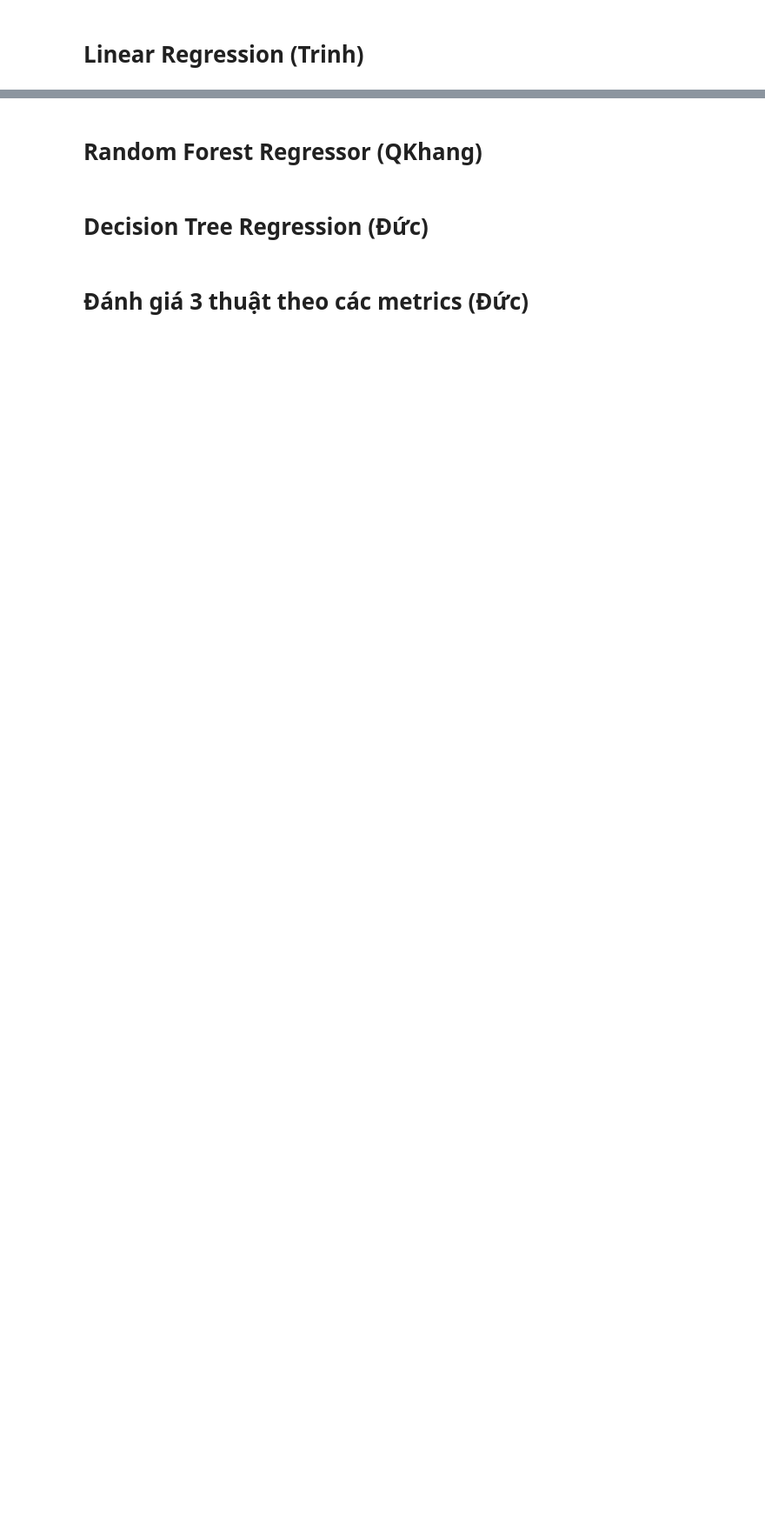
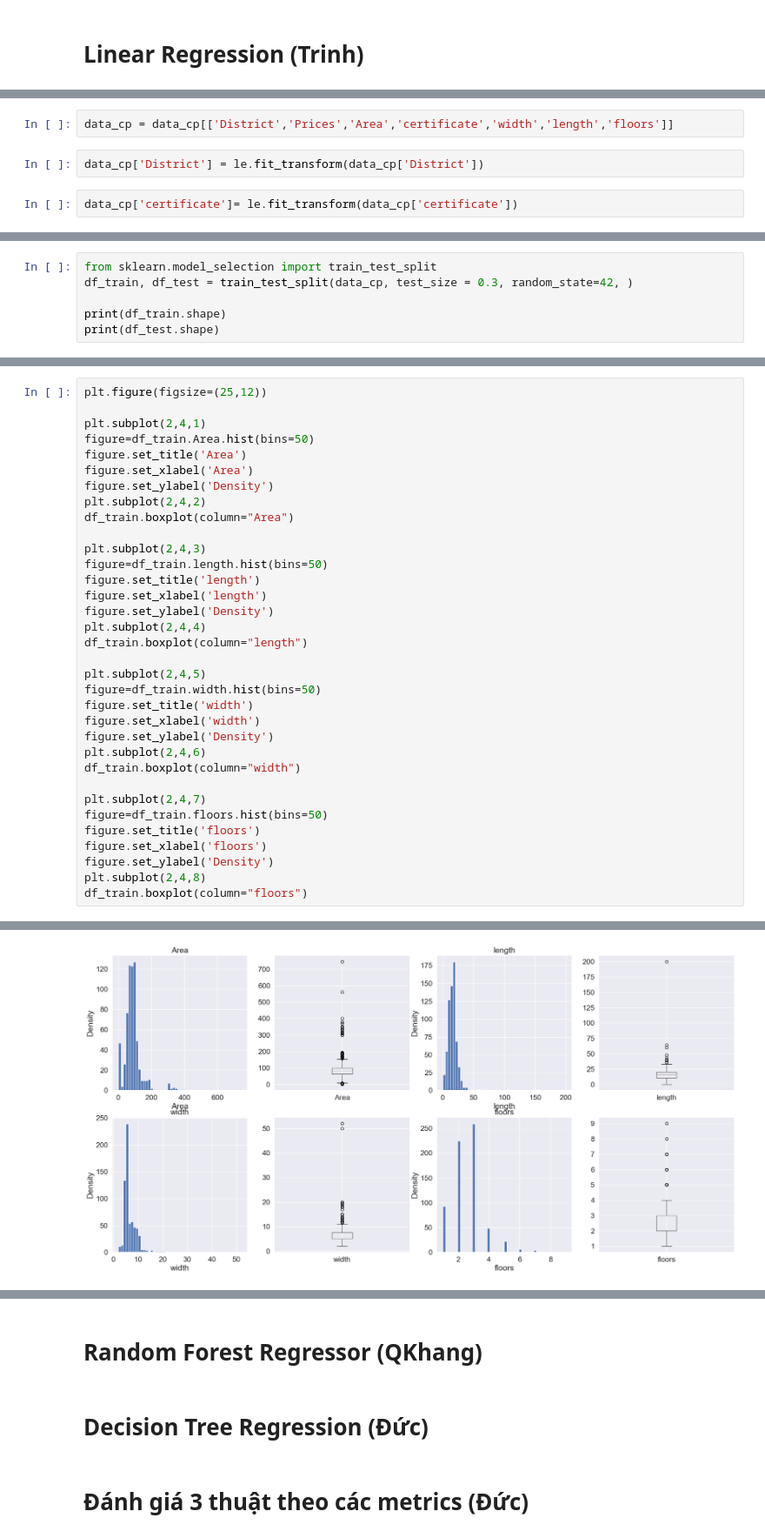
Before and after one commit to Truongquangkhang/Real_estate_in_DaNang, a Jupyter notebook: Khang/Feature_engineering.ipynb, the cells around one changed output, grey strips where cells are left out. Shown at 87% size. Cells and saved outputs as stored; diff of their text form; blank space fills up the shorter version.

Commit message:
update model linear regression 17-5-2023

```diff
--- a/Khang/Feature_engineering.ipynb
+++ b/Khang/Feature_engineering.ipynb
@@ -597,0 +643,6 @@ df.head(5)
+# %%
+data_cp = data_cp[['District','Prices','Area','certificate','width','length','floors']]
+# %%
+data_cp['District'] = le.fit_transform(data_cp['District'])
+# %%
+data_cp['certificate']= le.fit_transform(data_cp['certificate'])
@@ -597,0 +680,6 @@ df.head(5)
+# %%
+from sklearn.model_selection import train_test_split
+df_train, df_test = train_test_split(data_cp, test_size = 0.3, random_state=42, )
+
+print(df_train.shape)
+print(df_test.shape)
@@ -597,0 +721,35 @@ df.head(5)
+# %%
+plt.figure(figsize=(25,12))
+
+plt.subplot(2,4,1)
+figure=df_train.Area.hist(bins=50)
+figure.set_title('Area')
+figure.set_xlabel('Area')
+figure.set_ylabel('Density')
+plt.subplot(2,4,2)
+df_train.boxplot(column="Area")
+
+plt.subplot(2,4,3)
+figure=df_train.length.hist(bins=50)
+figure.set_title('length')
+figure.set_xlabel('length')
+figure.set_ylabel('Density')
+plt.subplot(2,4,4)
+df_train.boxplot(column="length")
+
+plt.subplot(2,4,5)
+figure=df_train.width.hist(bins=50)
+figure.set_title('width')
+figure.set_xlabel('width')
+figure.set_ylabel('Density')
+plt.subplot(2,4,6)
+df_train.boxplot(column="width")
+
+plt.subplot(2,4,7)
+figure=df_train.floors.hist(bins=50)
+figure.set_title('floors')
+figure.set_xlabel('floors')
+figure.set_ylabel('Density')
+plt.subplot(2,4,8)
+df_train.boxplot(column="floors")
+# %% [output]
@@ -597,0 +757 @@ df.head(5)
+[figure, added]
```
Also changed, not shown: parts of 45 cells of this notebook.
